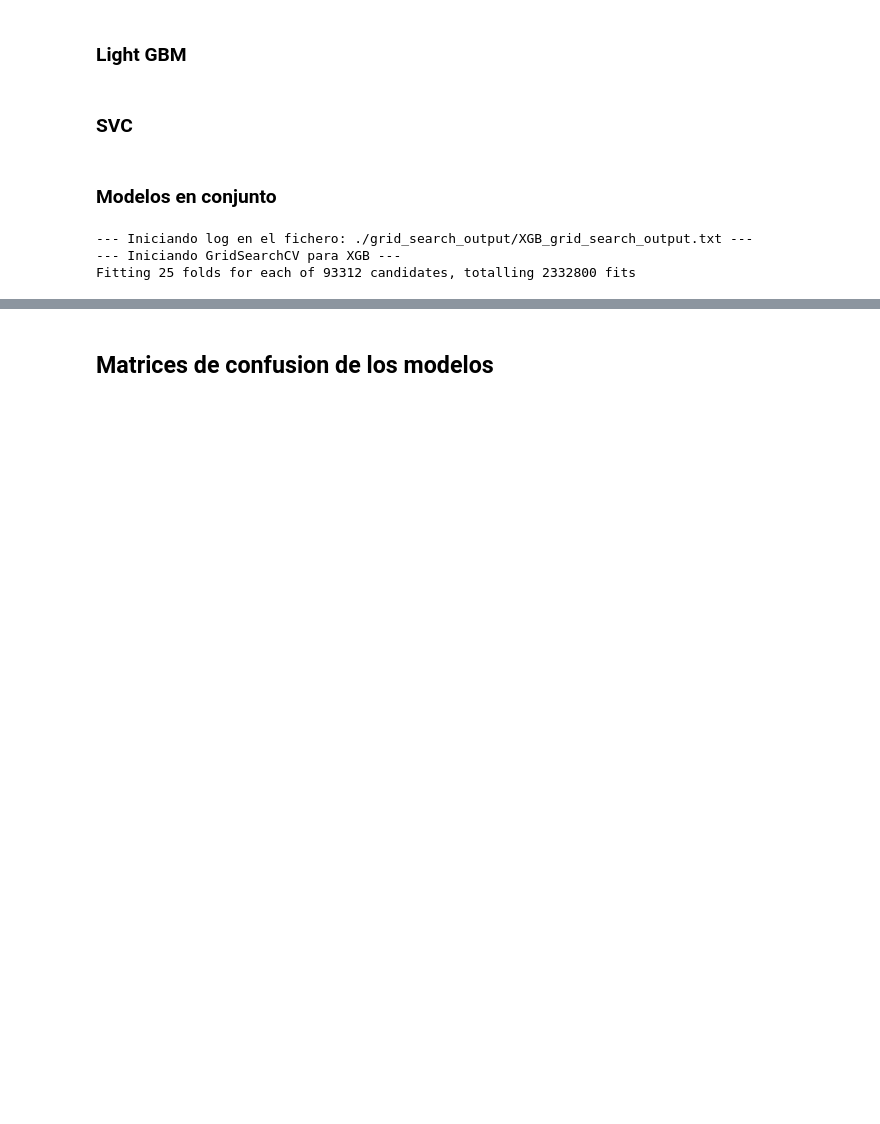
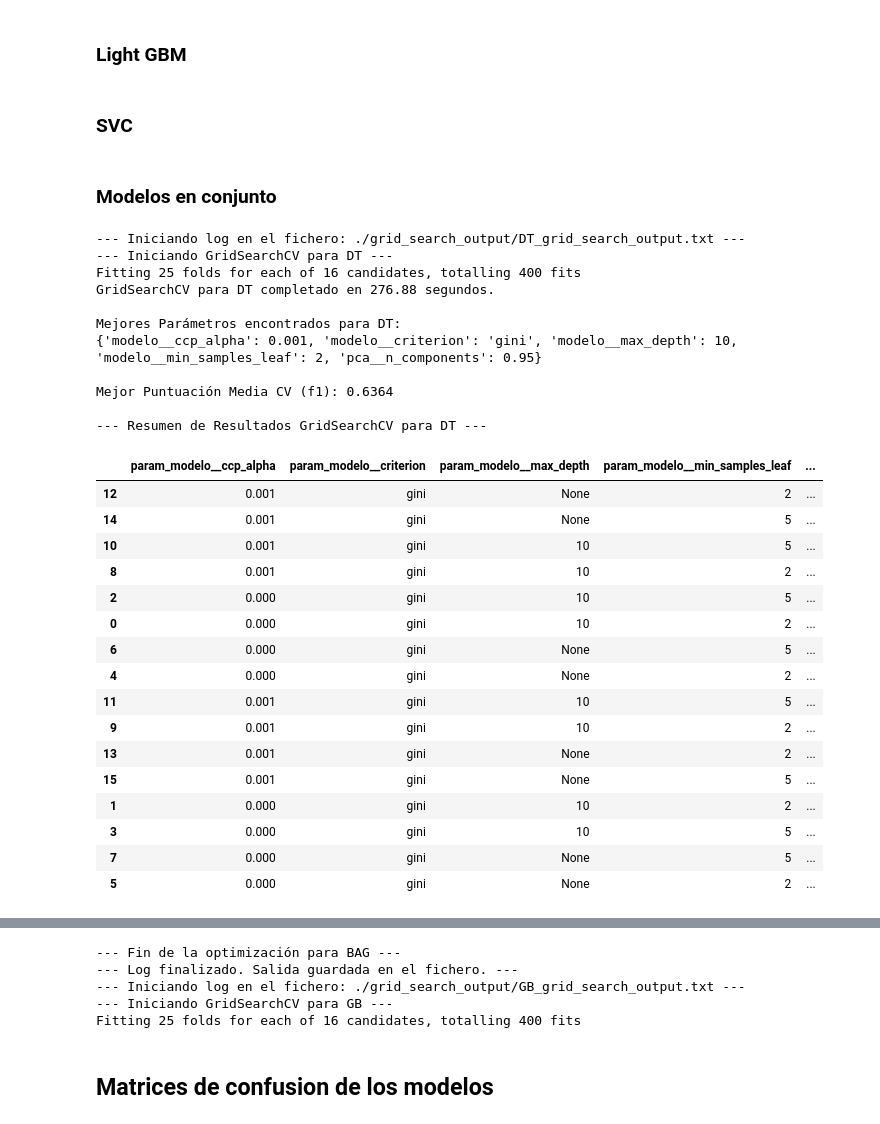
Before and after one commit to albertoPerez25/Clasificacion_Autonoma_de_Imagenes_Satelitales, a Jupyter notebook: Práctica 2 - Aprendizaje y selección de modelos de clasificación .ipynb, the cells around one changed output, grey strips where cells are left out. Saved outputs shown, nothing was run; the diff lists cells and outputs as text; code cells hidden in the pictures; blank space fills up the shorter version.

Commit message:
Reducido los grid y guardados algunos modelos

```diff
--- a/Práctica 2 - Aprendizaje y selección de modelos de clasificación .ipynb
+++ b/Práctica 2 - Aprendizaje y selección de modelos de clasificación .ipynb
@@ -1551,7 +1552,7 @@ if(TESTEO_RÁPIDO):
     }
 else:
     # Grilla de búsqueda completa para 'DecisionTreeClassifier'.
-    param_grid_DT = {
+    extense_param_grid_DT = {
         # Criterios a evaluar (Gini y Entropía).
         'modelo__criterion': ['gini', 'entropy'],
         # Profundidad máxima del árbol.
@@ -1576,6 +1577,29 @@ else:
         'preprocessor__numerical__outlier_capper__factor': [1.5, 3.0],
     }
 
+    param_grid_DT = {
+        # Criterios a evaluar: Nos limitamos a Gini por ser computacionalmente más eficiente.
+        'modelo__criterion': ['gini'],
+
+        # Profundidad máxima del árbol: Probamos restringir a un valor medio y dejarlo libre.
+        'modelo__max_depth': [10, None],
+
+        # Mínimo de muestras para dividir: Lo eliminamos porque está correlacionado con 'leaf'.
+
+        # Mínimo de muestras en nodo hoja: Nos enfocamos en este para suavizar el árbol.
+        'modelo__min_samples_leaf': [2, 5],
+
+        # Parámetro de complejidad para la poda: Probamos sin poda y con una muy ligera.
+        'modelo__ccp_alpha': [0.0, 0.001],
+
+        # Parametros del propio pipeline:
+        # Hemos eliminado la búsqueda en rejilla del preprocesamiento (Encoder, PCA, Imputer, etc.).
+        # Al iterar estos pasos, multiplicamos los tiempos de entrenamiento exponencialmente
+        # y, en nuestra experiencia, aportan mucha menos ganancia al modelo final que
+        # los hiperparámetros del propio árbol. Usaremos sus valores por defecto fijos.
+        'pca__n_components': [0.95, 0.99],
+    }
+
 #results_DT = cross_validation(pipeline_DT,param_grid_DT)
 # %% [markdown]
 ### Naive Bayes
@@ -1862,36 +2072,61 @@ else:
 # %%
 class model:
     def __init__(self, name, pipeline, param_grid, result = None, prediction = None, do_train = False, do_predict = False):
         self.name = name
         self.pipeline = pipeline
         self.param_grid = param_grid
         self.result = result
         self.prediction = prediction
         self.in_memory = False
         self.do_train = do_train
         self.do_predict = do_predict
 
 models_dic = [
-    #model('DT',pipeline_DT, param_grid_DT, do_train=True, do_predict=False),
-    #model('NB',pipeline_NB, param_grid_NB, do_train=False, do_predict=False),
+    model('DT',pipeline_DT, param_grid_DT, do_train=True, do_predict=False),
+    model('NB',pipeline_NB, param_grid_NB, do_train=False, do_predict=False),
     #model('RFC',pipeline_RFC, param_grid_RFC, do_train=True, do_predict=False),
-    #model('KNN', pipeline_KNN, param_grid_KNN, do_train=True, do_predict=False),
-    #model('CNB', pipeline_CNB, param_grid_CNB, do_train=False, do_predict=False),
-    #model('BAG', pipeline_BAG, param_grid_BAG, do_train=True, do_predict=False),
+    model('KNN', pipeline_KNN, param_grid_KNN, do_train=True, do_predict=False),
+    model('CNB', pipeline_CNB, param_grid_CNB, do_train=False, do_predict=False),
+    model('BAG', pipeline_BAG, param_grid_BAG, do_train=True, do_predict=False),
     #model('ADA', pipeline_ADA, param_grid_ADA, do_train=True, do_predict=False),
-    #model('GB', pipeline_GB, param_grid_GB, do_train=True, do_predict=False),
+    model('GB', pipeline_GB, param_grid_GB, do_train=True, do_predict=False),
     #model('HGB', pipeline_HGB, param_grid_HGB, do_train=True, do_predict=False),
-    model('XGB', pipeline_XGB, param_grid_XGB, do_train=True, do_predict=False),
-    #model('LGBM', pipeline_LGBM, param_grid_LGBM, do_train=True, do_predict=False),
-    model('SVC', pipeline_SVC, param_grid_SVC, do_train=False, do_predict=False)
+    #model('XGB', pipeline_XGB, param_grid_XGB, do_train=True, do_predict=False),
+    model('LGBM', pipeline_LGBM, param_grid_LGBM, do_train=True, do_predict=False),
+    #model('SVC', pipeline_SVC, param_grid_SVC, do_train=True, do_predict=False)
 ]
 
 if (TESTEO_RÁPIDO):
     for model in models_dic:
         model.name = model.name + "_test"
 
 models_dic = cross_validation_batch(models_dic)
 # %% [output]
---- Iniciando log en el fichero: ./grid_search_output/XGB_grid_search_output.txt ---
---- Iniciando GridSearchCV para XGB ---
-Fitting 25 folds for each of 93312 candidates, totalling 2332800 fits
+--- Iniciando log en el fichero: ./grid_search_output/DT_grid_search_output.txt ---
+--- Iniciando GridSearchCV para DT ---
+Fitting 25 folds for each of 16 candidates, totalling 400 fits
+GridSearchCV para DT completado en 276.88 segundos.
+
+Mejores Parámetros encontrados para DT:
+{'modelo__ccp_alpha': 0.001, 'modelo__criterion': 'gini', 'modelo__max_depth': 10, 'modelo__min_samples_leaf': 2, 'pca__n_components': 0.95}
+
+Mejor Puntuación Media CV (f1): 0.6364
+
+--- Resumen de Resultados GridSearchCV para DT ---
+|  | param_modelo__ccp_alpha | param_modelo__criterion | param_modelo__max_depth | param_modelo__min_samples_leaf | ... |
+| 12 | 0.001 | gini | None | 2 | ... |
+| 14 | 0.001 | gini | None | 5 | ... |
+| 10 | 0.001 | gini | 10 | 5 | ... |
+| 8 | 0.001 | gini | 10 | 2 | ... |
+| 2 | 0.000 | gini | 10 | 5 | ... |
+| 0 | 0.000 | gini | 10 | 2 | ... |
+| 6 | 0.000 | gini | None | 5 | ... |
+| 4 | 0.000 | gini | None | 2 | ... |
+| 11 | 0.001 | gini | 10 | 5 | ... |
+| 9 | 0.001 | gini | 10 | 2 | ... |
+| 13 | 0.001 | gini | None | 2 | ... |
+| 15 | 0.001 | gini | None | 5 | ... |
+| 1 | 0.000 | gini | 10 | 2 | ... |
+| 3 | 0.000 | gini | 10 | 5 | ... |
+| 7 | 0.000 | gini | None | 5 | ... |
+| 5 | 0.000 | gini | None | 2 | ... |
@@ -1898,3 +2173,8 @@ Fitting 25 folds for each of 93312 candidates, totalling 2332800 fits
+--- Fin de la optimización para BAG ---
+--- Log finalizado. Salida guardada en el fichero. ---
+--- Iniciando log en el fichero: ./grid_search_output/GB_grid_search_output.txt ---
+--- Iniciando GridSearchCV para GB ---
+Fitting 25 folds for each of 16 candidates, totalling 400 fits
 # %% [markdown]
 ## Matrices de confusion de los modelos
 # %%
```
Also changed, not shown: parts of 9 cells of this notebook, 35 other files.
